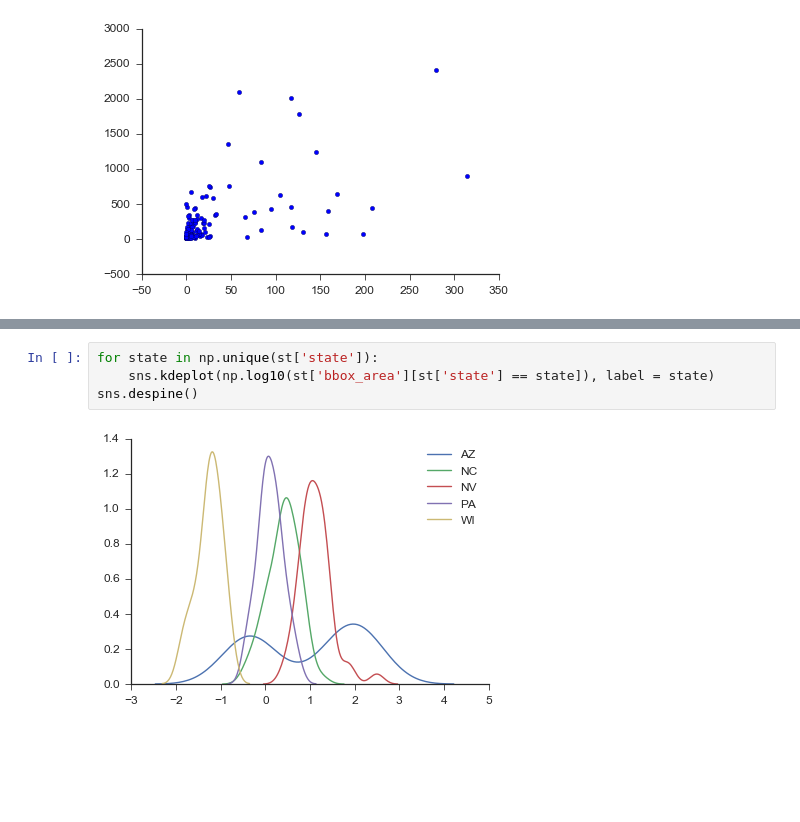
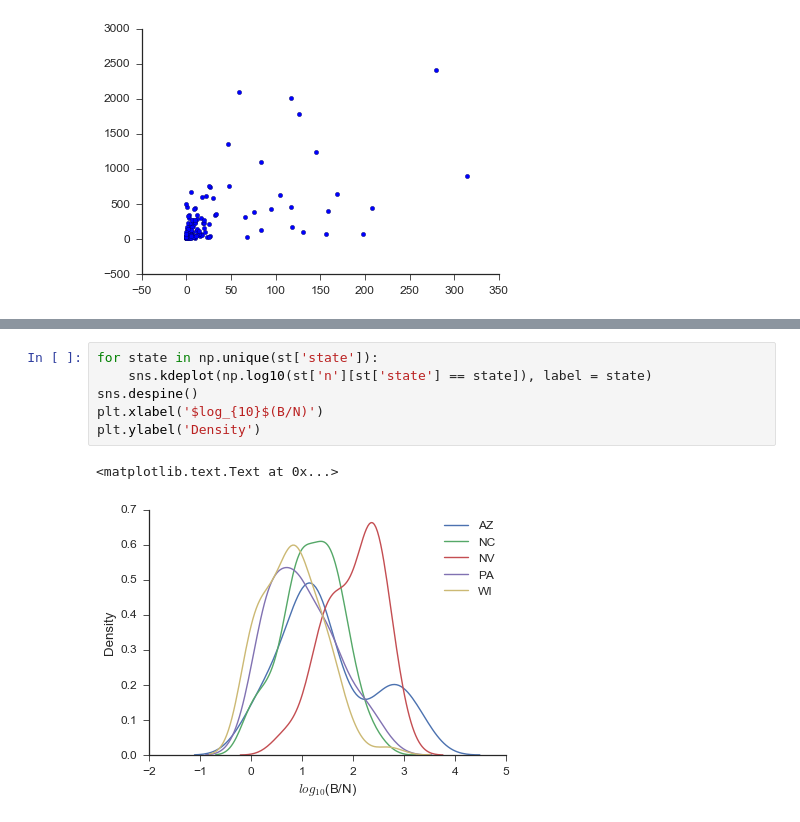
Before and after one commit to zihaoxu/jac_project, a Jupyter notebook: statics_stats.ipynb, the cells around one changed output, grey strips where cells are left out. Cells and saved outputs as stored; diff of their text form; blank space fills up the shorter version.

```diff
--- a/statics_stats.ipynb
+++ b/statics_stats.ipynb
@@ -250,6 +257,9 @@ plt.yscale('log')
 # %%
 for state in np.unique(st['state']):
-    sns.kdeplot(np.log10(st['bbox_area'][st['state'] == state]), label = state)
+    sns.kdeplot(np.log10(st['n'][st['state'] == state]), label = state)
 sns.despine()
+plt.xlabel('$log_{10}$(B/N)')
+plt.ylabel('Density')
 # %% [output]
+<matplotlib.text.Text at 0x...>
-[figure, old version]
+[figure, new version]
```
Also changed, not shown: parts of 10 cells of this notebook, 10 other files.
